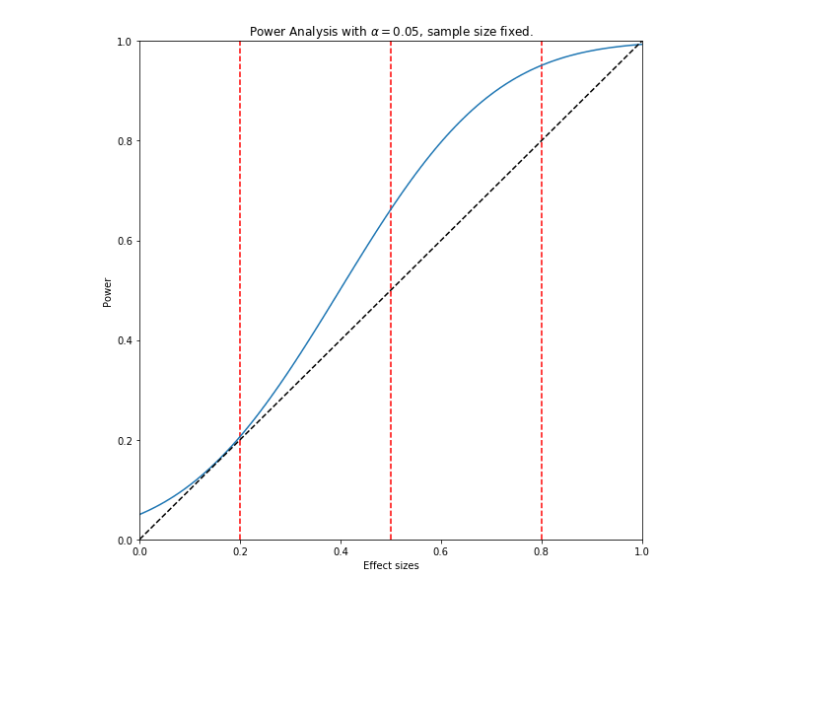
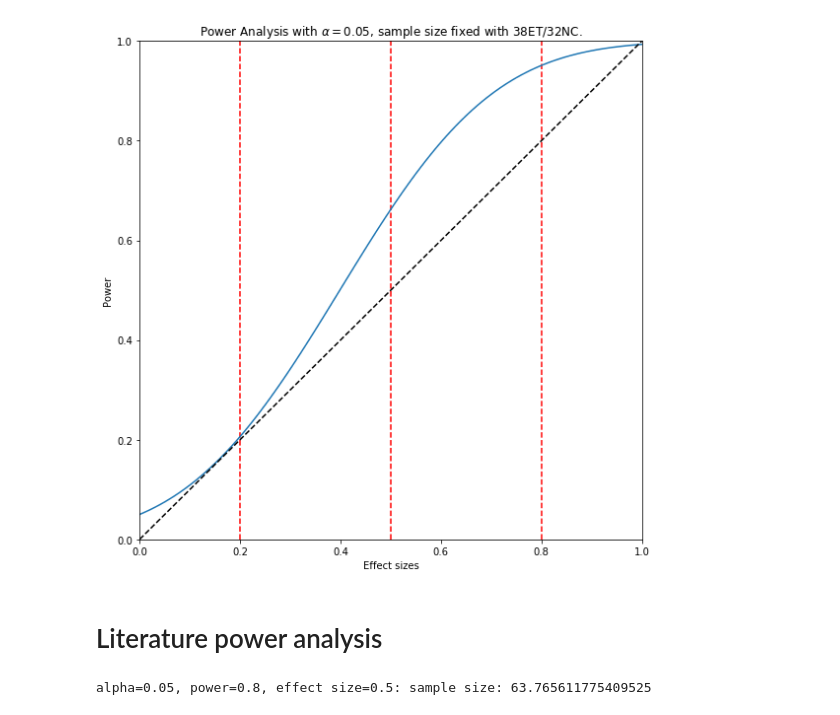
Before and after one commit to Vincent-wq/Replicability-of-PD-ICA, a Jupyter notebook: codes/devel/cerebellum_confounder/0_power_analysis.ipynb, the cells around one changed output. Cells and saved outputs as stored; diff of their text form; code cells hidden in the pictures; blank space fills up the shorter version.

Commit message:
power analysis for the literature updated

```diff
--- a/codes/devel/cerebellum_confounder/0_power_analysis.ipynb
+++ b/codes/devel/cerebellum_confounder/0_power_analysis.ipynb
@@ -31,21 +42,52 @@ or from the matplotlib source distribution
 # %%
 from numpy import array
 import matplotlib.pyplot as plt
 from statsmodels.stats.power import tt_ind_solve_power
 # parameters for power analysis
 effect_sizes = array(array(range(0,101))/100)
 powers = [ tt_ind_solve_power(effect_size=x, nobs1=32, alpha=0.05,
                               ratio=38/32, alternative='larger') for x in effect_sizes]
 fig, ax = plt.subplots(figsize=(8, 8))
 ax.plot(effect_sizes,powers)
 plt.vlines(0.2, ymin=0, ymax=1, colors='r', linestyles='--', label='ES=0.2')
 plt.vlines(0.5, ymin=0, ymax=1, colors='r', linestyles='--', label='ES=0.5')
 plt.vlines(0.8, ymin=0, ymax=1, colors='r', linestyles='--', label='ES=0.8')
+#plt.vlines(0.6, ymin=0, ymax=1, colors='r', linestyles='--', label='ES=0.6, power=0.9089')
 ax.plot(array(range(0,101))/100, array(range(0,101))/100,'k--')
 ax.set_xlim([0,1]); ax.set_ylim([0,1]);
 ax.set_xlabel('Effect sizes')
 ax.set_ylabel('Power')
-ax.set_title(r'Power Analysis with $\alpha=0.05$, sample size fixed.')
+ax.set_title(r'Power Analysis with $\alpha=0.05$, sample size fixed with 38ET/32NC.')
 plt.tight_layout()
 # %% [output]
-[figure, old version]
+[figure, new version]
+# %% [markdown]
+# Literature power analysis
+# %%
+# replication for other papres
+from math import sqrt
+from statsmodels.stats import power
+import pandas as pd
+def cohend_sts(dat1, dat2):
+    # Cohen's d for independent samples with different sample sizes
+    import numpy as np
+    from math import sqrt
+    n1, m1, s1 = dat1;
+    n2, m2, s2 = dat2;
+    s = sqrt(((n1 - 1) * s1 + (n2 - 1) * s2) / (n1 + n2 - 2)) # calculate the pooled standard deviation
+    d_coh_val = (m1 - m2) / s; # calculate the effect size
+    #print('Cohens d: %.3f' % d_coh_val)
+    return d_coh_val
+def cohend_from_z(z,n):
+    d_coh_val =  z/sqrt(n);
+    return d_coh_val
+def cohend_from_z2(z, n1, n2):
+    d_coh_val =  z*sqrt(1/n1+1/n2);
+    return d_coh_val
+def power_cal():
+
+    return
+
+print(r'alpha=0.05, power=0.8, effect size=0.5: sample size:', power.tt_ind_solve_power(effect_size = 0.5, alpha =0.05, power=0.8))
+# %% [output]
+alpha=0.05, power=0.8, effect size=0.5: sample size: 63.765611775409525
```
Also changed, not shown: parts of 8 cells of this notebook, 2 other files.
